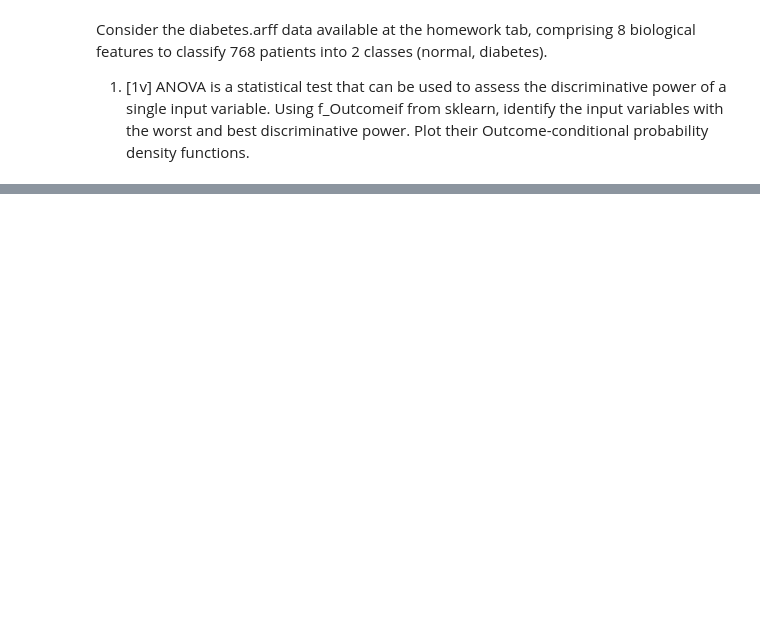
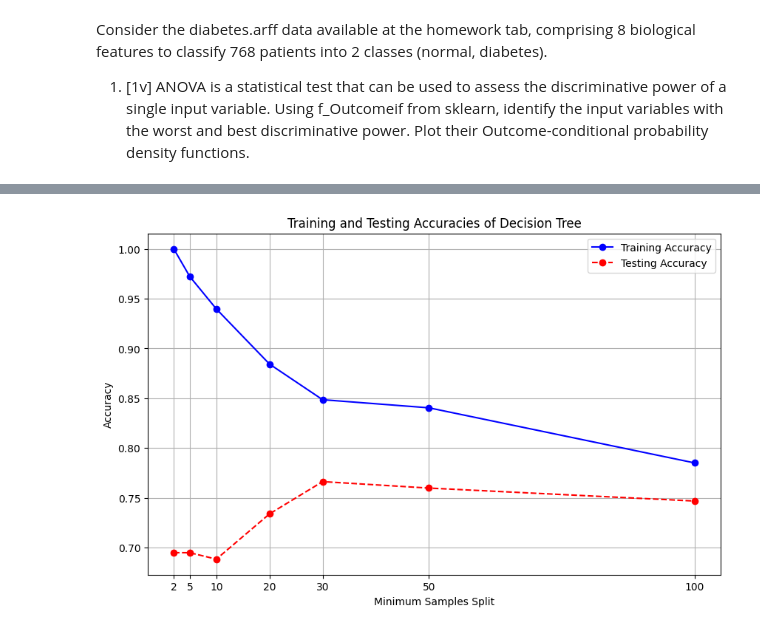
Before and after one commit to afonso215/piercings, a Jupyter notebook: bafos.ipynb, the cells around one changed output, grey strips where cells are left out. Cells and saved outputs as stored; diff of their text form; code cells hidden in the pictures; blank space fills up the shorter version.

```diff
--- a/bafos.ipynb
+++ b/bafos.ipynb
@@ -63,7 +71,6 @@ import matplotlib.pyplot as plt
 import numpy as np
 
 # Load the diabetes dataset from the ARFF file
-# Replace 'path_to_diabetes.arff' with the correct path to the file on your system
 data, meta = arff.loadarff('diabetes.arff')
 df = pd.DataFrame(data)
 
@@ -72,51 +79,46 @@ df['Outcome'] = df['Outcome'].apply(lambda x: x.decode('utf-8'))
 
 # Separate the features (X) and target variable (y)
 X = df.drop('Outcome', axis=1)
 y = df['Outcome']
 
 # Set the minimum sample split values to be tested
 min_samples_splits = [2, 5, 10, 20, 30, 50, 100]
 
 # Initialize lists to store accuracies
 train_accuracies = []
 test_accuracies = []
 
-# Perform 10 runs to average out the randomness in the split thresholding (optional)
-n_runs = 10
+# Split the dataset into stratified 80-20 training-testing sets with a fixed random state
+X_train, X_test, y_train, y_test = train_test_split(X, y, test_size=0.2, stratify=y, random_state=1)
+
 for min_samples_split in min_samples_splits:
-    train_acc_run = []
-    test_acc_run = []
 
-    for _ in range(n_runs):
-        # Split the dataset into stratified 80-20 training-testing sets with a fixed random state
-        X_train, X_test, y_train, y_test = train_test_split(X, y, test_size=0.2, stratify=y, random_state=1)
+    # Create and train the Decision Tree classifier
+    clf = DecisionTreeClassifier(min_samples_split=min_samples_split, random_state=1)
+    clf.fit(X_train, y_train)
 
-        # Create and train the Decision Tree classifier
-        clf = DecisionTreeClassifier(min_samples_split=min_samples_split, random_state=1)
-        clf.fit(X_train, y_train)
+    # Calculate training accuracy
+    y_train_pred = clf.predict(X_train)
+    train_acc = accuracy_score(y_train, y_train_pred)
 
-        # Calculate training accuracy
-        y_train_pred = clf.predict(X_train)
-        train_acc = accuracy_score(y_train, y_train_pred)
-        train_acc_run.append(train_acc)
-
-        # Calculate testing accuracy
-        y_test_pred = clf.predict(X_test)
-        test_acc = accuracy_score(y_test, y_test_pred)
-        test_acc_run.append(test_acc)
+    # Calculate testing accuracy
+    y_test_pred = clf.predict(X_test)
+    test_acc = accuracy_score(y_test, y_test_pred)
 
     # Average the accuracies over the runs
-    train_accuracies.append(np.mean(train_acc_run))
-    test_accuracies.append(np.mean(test_acc_run))
+    train_accuracies.append(np.mean(train_acc))
+    test_accuracies.append(np.mean(test_acc))
 
 # Plotting the training and testing accuracies
 plt.figure(figsize=(10, 6))
 plt.plot(min_samples_splits, train_accuracies, marker='o', linestyle='-', color='blue', label='Training Accuracy')
 plt.plot(min_samples_splits, test_accuracies, marker='o', linestyle='--', color='red', label='Testing Accuracy')
 plt.title('Training and Testing Accuracies of Decision Tree')
 plt.xlabel('Minimum Samples Split')
 plt.ylabel('Accuracy')
 plt.xticks(min_samples_splits)
 plt.grid(True)
 plt.legend()
 plt.show()
+# %% [output]
+[figure, added]
```
Also changed, not shown: parts of 1 cell of this notebook.
